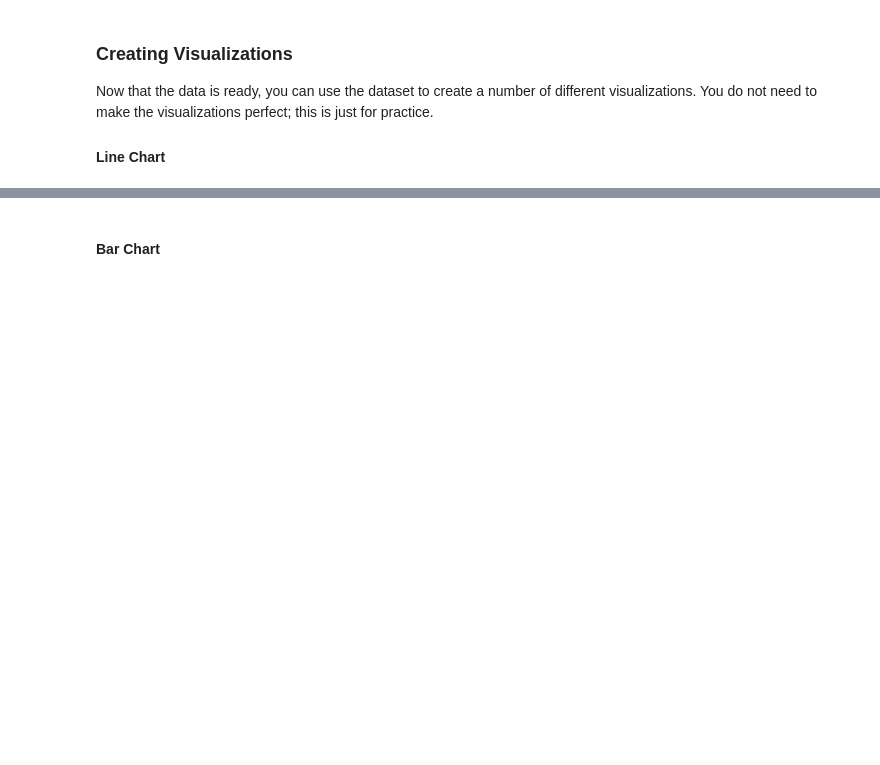
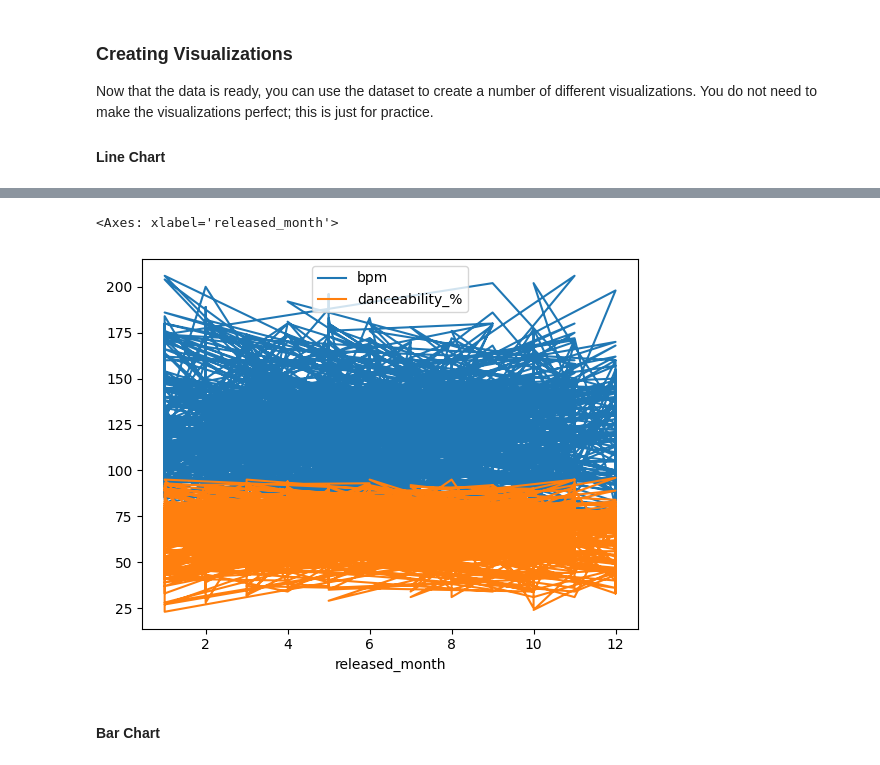
Before and after one commit to isaacevans010/data-analysis-projects, a Jupyter notebook: data-viz-with-py/exercises/data-viz-exercises.ipynb, the cells around one changed output, grey strips where cells are left out. Drawn from its saved outputs; the diff is of its cells as text; code cells hidden in the pictures; blank space fills up the shorter version.

```diff
--- a/data-viz-with-py/exercises/data-viz-exercises.ipynb
+++ b/data-viz-with-py/exercises/data-viz-exercises.ipynb
@@ -32,4 +66,8 @@ Now that the data is ready, you can use the dataset to create a number of differ
 # %%
 # Multiple Line chart
+df.plot(x = 'released_month', y = ['bpm', 'danceability_%'])
+# %% [output]
+<Axes: xlabel='released_month'>
+[figure, added]
 # %% [markdown]
 #### Bar Chart
```
Also changed, not shown: parts of 6 cells of this notebook.
